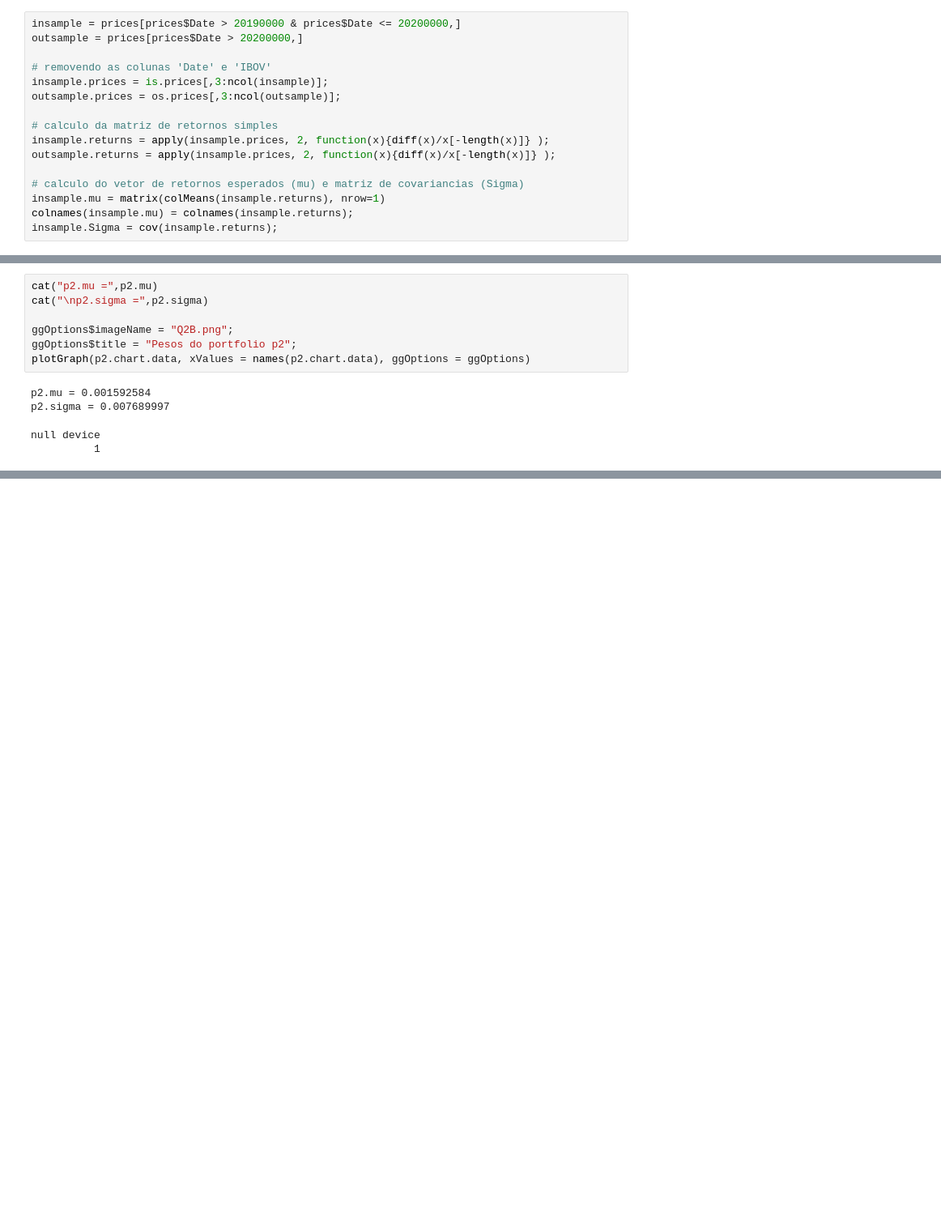
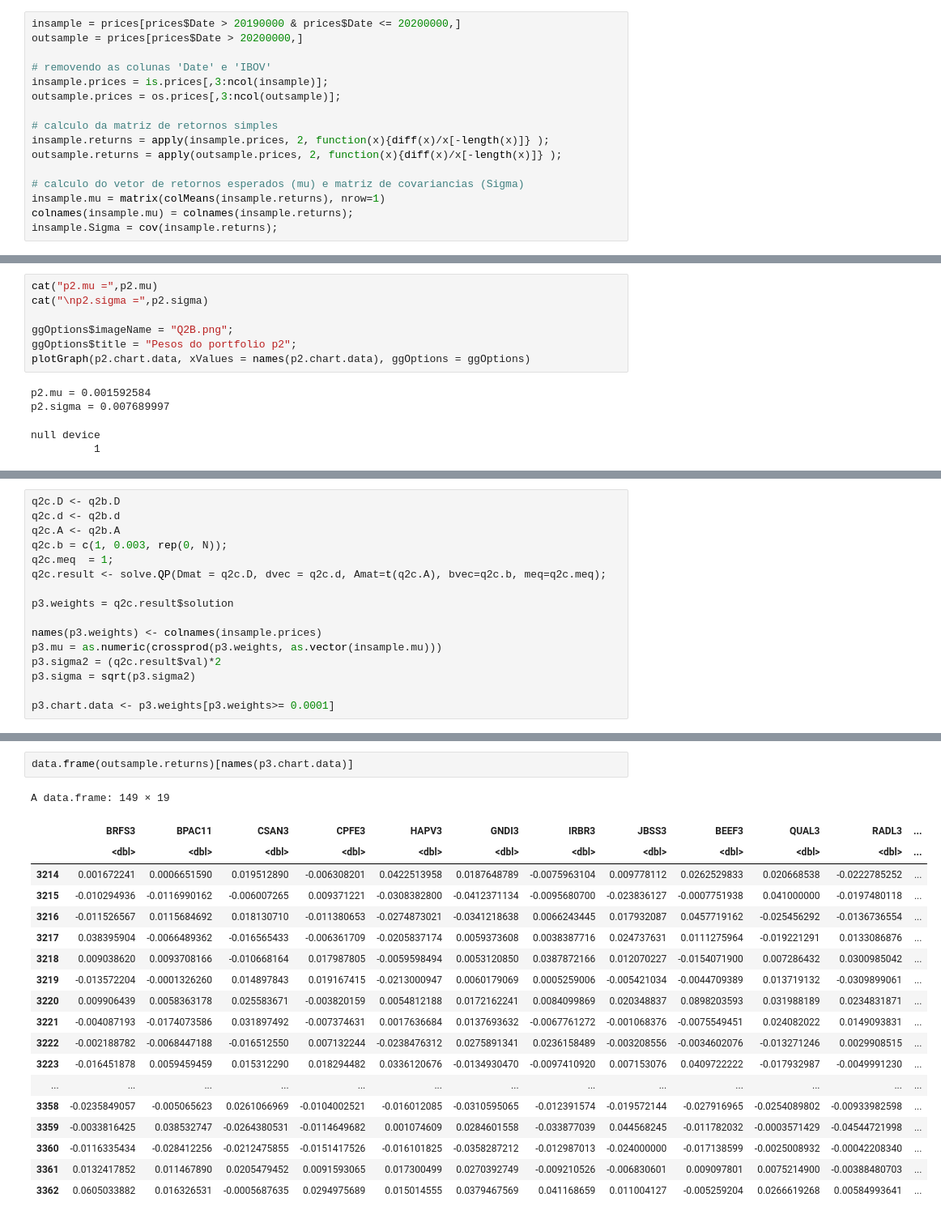
Before and after one commit to vrjuliao/BCC, a Jupyter notebook: financas-quantitativas/lista2/lista2.ipynb, the cells around one changed output, grey strips where cells are left out. Shown: that part at 81% size. Drawn from its saved outputs; the diff is of its cells as text; blank space fills up the shorter version.

```diff
--- a/financas-quantitativas/lista2/lista2.ipynb
+++ b/financas-quantitativas/lista2/lista2.ipynb
@@ -138,7 +142,7 @@ outsample.prices = os.prices[,3:ncol(outsample)];
 
 # calculo da matriz de retornos simples
 insample.returns = apply(insample.prices, 2, function(x){diff(x)/x[-length(x)]} );
-outsample.returns = apply(insample.prices, 2, function(x){diff(x)/x[-length(x)]} );
+outsample.returns = apply(outsample.prices, 2, function(x){diff(x)/x[-length(x)]} );
 
 # calculo do vetor de retornos esperados (mu) e matriz de covariancias (Sigma)
 insample.mu = matrix(colMeans(insample.returns), nrow=1)
@@ -244,0 +253,16 @@ Assim como especificado pela restrição do problema de minimização, temos que
+# %%
+q2c.D <- q2b.D
+q2c.d <- q2b.d
+q2c.A <- q2b.A
+q2c.b = c(1, 0.003, rep(0, N));
+q2c.meq  = 1;
+q2c.result <- solve.QP(Dmat = q2c.D, dvec = q2c.d, Amat=t(q2c.A), bvec=q2c.b, meq=q2c.meq);
+
+p3.weights = q2c.result$solution
+
+names(p3.weights) <- colnames(insample.prices)
+p3.mu = as.numeric(crossprod(p3.weights, as.vector(insample.mu)))
+p3.sigma2 = (q2c.result$val)*2
+p3.sigma = sqrt(p3.sigma2)
+
+p3.chart.data <- p3.weights[p3.weights>= 0.0001]
@@ -244,0 +293,22 @@ Assim como especificado pela restrição do problema de minimização, temos que
+# %%
+data.frame(outsample.returns)[names(p3.chart.data)]
+# %% [output]
+A data.frame: 149 × 19
+|  | BRFS3 | BPAC11 | CSAN3 | CPFE3 | HAPV3 | GNDI3 | IRBR3 | JBSS3 | BEEF3 | QUAL3 | RADL3 | ... |
+|  | <dbl> | <dbl> | <dbl> | <dbl> | <dbl> | <dbl> | <dbl> | <dbl> | <dbl> | <dbl> | <dbl> | ... |
+| 3214 | 0.001672241 | 0.0006651590 | 0.019512890 | -0.006308201 | 0.0422513958 | 0.0187648789 | -0.0075963104 | 0.009778112 | 0.0262529833 | 0.020668538 | -0.0222785252 | ... |
+| 3215 | -0.010294936 | -0.0116990162 | -0.006007265 | 0.009371221 | -0.0308382800 | -0.0412371134 | -0.0095680700 | -0.023836127 | -0.0007751938 | 0.041000000 | -0.0197480118 | ... |
+| 3216 | -0.011526567 | 0.0115684692 | 0.018130710 | -0.011380653 | -0.0274873021 | -0.0341218638 | 0.0066243445 | 0.017932087 | 0.0457719162 | -0.025456292 | -0.0136736554 | ... |
+| 3217 | 0.038395904 | -0.0066489362 | -0.016565433 | -0.006361709 | -0.0205837174 | 0.0059373608 | 0.0038387716 | 0.024737631 | 0.0111275964 | -0.019221291 | 0.0133086876 | ... |
+| 3218 | 0.009038620 | 0.0093708166 | -0.010668164 | 0.017987805 | -0.0059598494 | 0.0053120850 | 0.0387872166 | 0.012070227 | -0.0154071900 | 0.007286432 | 0.0300985042 | ... |
+| 3219 | -0.013572204 | -0.0001326260 | 0.014897843 | 0.019167415 | -0.0213000947 | 0.0060179069 | 0.0005259006 | -0.005421034 | -0.0044709389 | 0.013719132 | -0.0309899061 | ... |
+| 3220 | 0.009906439 | 0.0058363178 | 0.025583671 | -0.003820159 | 0.0054812188 | 0.0172162241 | 0.0084099869 | 0.020348837 | 0.0898203593 | 0.031988189 | 0.0234831871 | ... |
+| 3221 | -0.004087193 | -0.0174073586 | 0.031897492 | -0.007374631 | 0.0017636684 | 0.0137693632 | -0.0067761272 | -0.001068376 | -0.0075549451 | 0.024082022 | 0.0149093831 | ... |
+| 3222 | -0.002188782 | -0.0068447188 | -0.016512550 | 0.007132244 | -0.0238476312 | 0.0275891341 | 0.0236158489 | -0.003208556 | -0.0034602076 | -0.013271246 | 0.0029908515 | ... |
+| 3223 | -0.016451878 | 0.0059459459 | 0.015312290 | 0.018294482 | 0.0336120676 | -0.0134930470 | -0.0097410920 | 0.007153076 | 0.0409722222 | -0.017932987 | -0.0049991230 | ... |
+| ... | ... | ... | ... | ... | ... | ... | ... | ... | ... | ... | ... | ... |
+| 3358 | -0.0235849057 | -0.005065623 | 0.0261066969 | -0.0104002521 | -0.016012085 | -0.0310595065 | -0.012391574 | -0.019572144 | -0.027916965 | -0.0254089802 | -0.00933982598 | ... |
+| 3359 | -0.0033816425 | 0.038532747 | -0.0264380531 | -0.0114649682 | 0.001074609 | 0.0284601558 | -0.033877039 | 0.044568245 | -0.011782032 | -0.0003571429 | -0.04544721998 | ... |
+| 3360 | -0.0116335434 | -0.028412256 | -0.0212475855 | -0.0151417526 | -0.016101825 | -0.0358287212 | -0.012987013 | -0.024000000 | -0.017138599 | -0.0025008932 | -0.00042208340 | ... |
+| 3361 | 0.0132417852 | 0.011467890 | 0.0205479452 | 0.0091593065 | 0.017300499 | 0.0270392749 | -0.009210526 | -0.006830601 | 0.009097801 | 0.0075214900 | -0.00388480703 | ... |
+| 3362 | 0.0605033882 | 0.016326531 | -0.0005687635 | 0.0294975689 | 0.015014555 | 0.0379467569 | 0.041168659 | 0.011004127 | -0.005259204 | 0.0266619268 | 0.00584993641 | ... |
```
Also changed, not shown: parts of 13 cells of this notebook, 8 other files.
